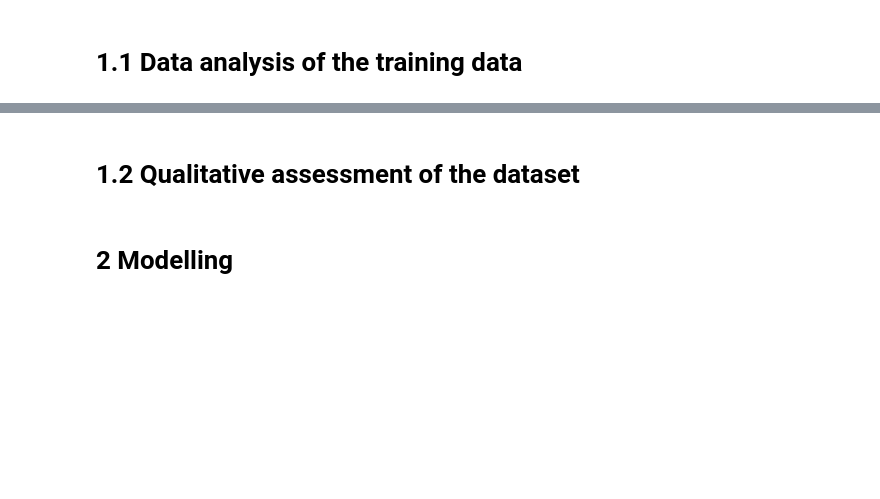
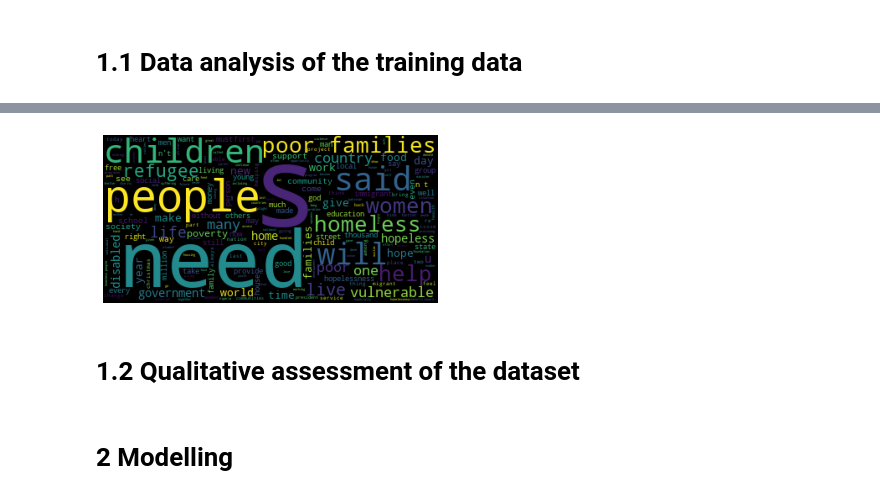
Before and after one commit to 772435284/NLP_CW, a Jupyter notebook: NLP_CW/NLP_CW.ipynb, the cells around one changed output, grey strips where cells are left out. Cells and saved outputs as stored; diff of their text form; code cells hidden in the pictures; blank space fills up the shorter version.

```diff
--- a/NLP_CW/NLP_CW.ipynb
+++ b/NLP_CW/NLP_CW.ipynb
@@ -113,5 +184,7 @@ generate_cloud(0,"label ",dpm.train_task1_df)
 # %%
-generate_cloud(1,"label ",dpm.train_task1_df)
+generate_cloud(1,"label ",dpm_pp.train_task1_df)
+# %% [output]
+[figure, added]
 # %% [markdown]
 # 1.2 Qualitative assessment of the dataset
 # %%
```
Also changed, not shown: parts of 22 cells of this notebook, 1 other file.
